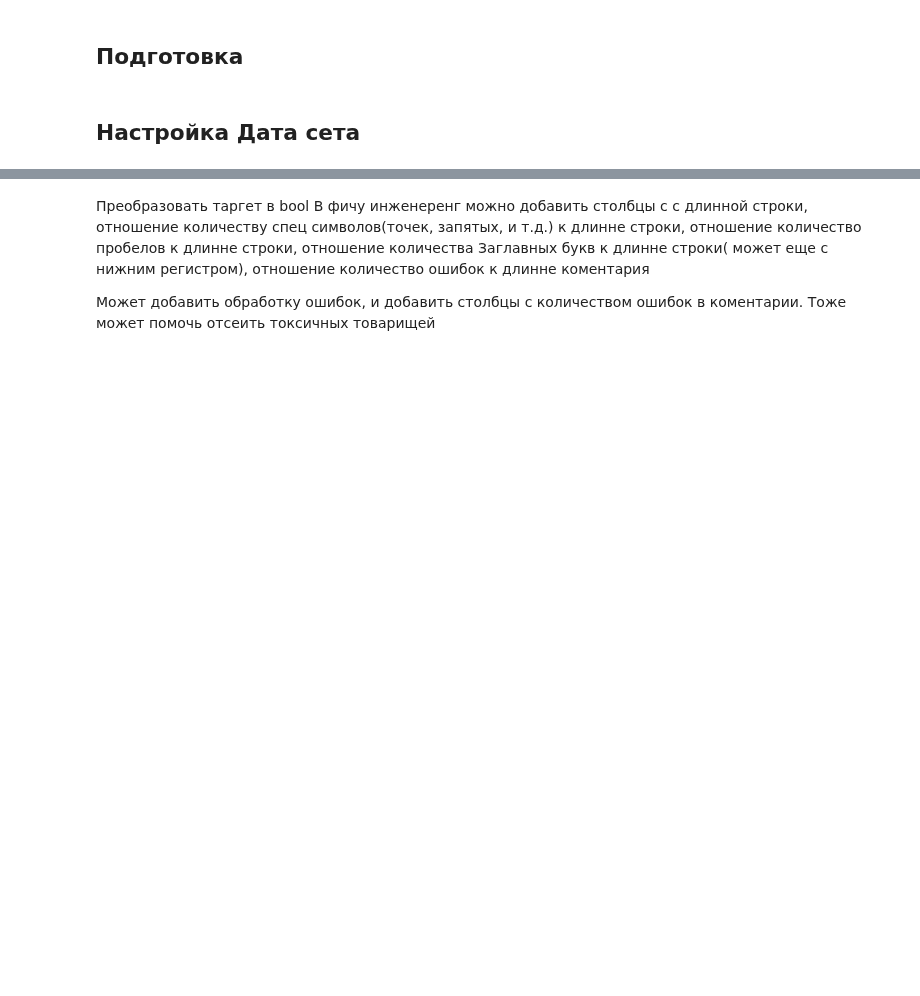
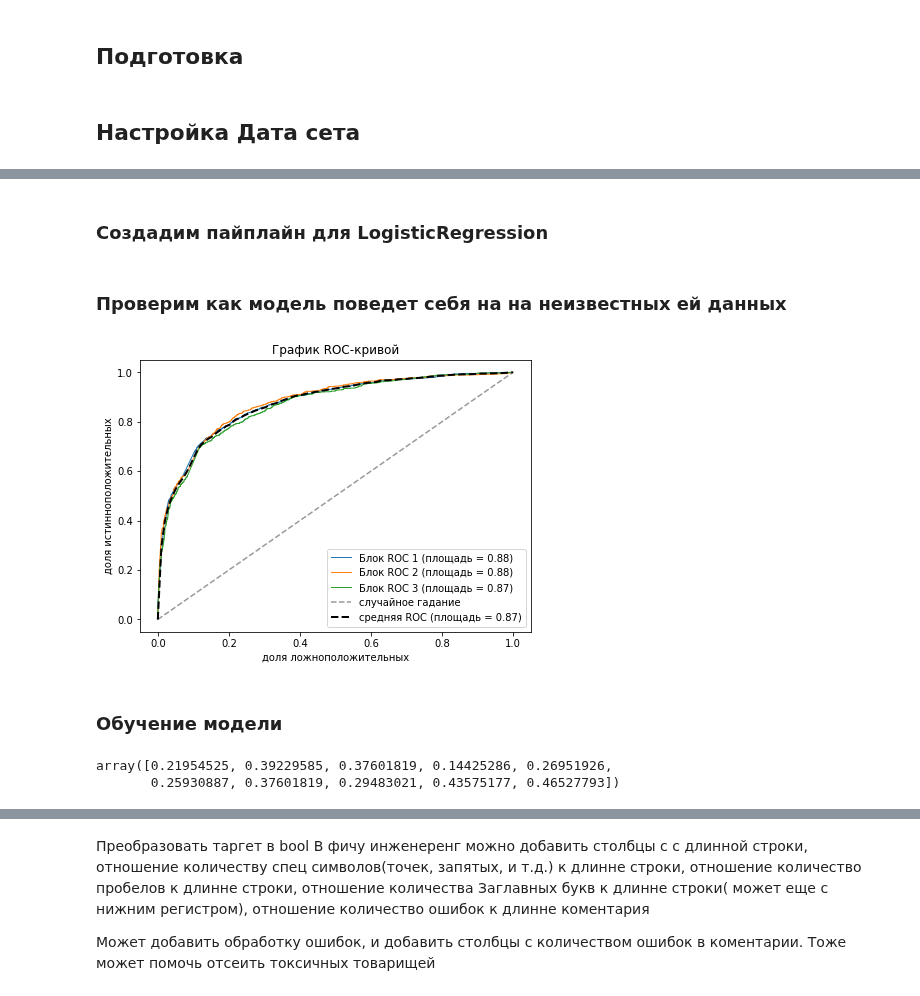
Before and after one commit to PapaCarloSap/AiLessonHomework, a Jupyter notebook: ML_in_business/CourseProject/toxic_comment/project.ipynb, the cells around one changed output, grey strips where cells are left out. Saved outputs shown, nothing was run; the diff lists cells and outputs as text; code cells hidden in the pictures; blank space fills up the shorter version.

```diff
--- a/ML_in_business/CourseProject/toxic_comment/project.ipynb
+++ b/ML_in_business/CourseProject/toxic_comment/project.ipynb
@@ -45,0 +64,6 @@ df[TARGET].value_counts(normalize=True)
+# %%
+# делим данные
+from sklearn.model_selection import train_test_split
+X_train, X_test, y_train, y_test = train_test_split(df.drop(TARGET, 1), df[TARGET], test_size=0.3,  random_state=1)
+y_train.value_counts(normalize=True)
+y_test.value_counts(normalize=True)
@@ -54,5 +86,6 @@ from sklearn.naive_bayes import MultinomialNB
+# %% [markdown]
+### Создадим пайплайн для LogisticRegression
 # %%
-# Создадим пайплайн для LogisticRegression
 from sklearn.linear_model import LogisticRegression
 
 model_name = 'LogisticRegression'
@@ -78,8 +111,24 @@ preprocessor = ColumnTransformer(
     , remainder='drop'
     )
 
-clf = Pipeline(steps=[
+pipe_clf = Pipeline(steps=[
         ('preprocessor', preprocessor)
     ,   ('regressor',  LogisticRegression(C=0.1, solver='sag'))
-    #,   ('regressor',  MultinomialNB())
     ])
+# %% [markdown]
+### Проверим как модель поведет себя на  на неизвестных ей данных
+# %%
+from ML_in_business.CourseProject.toxic_comment.helper_evaluating_model import show_roc_auc
+show_roc_auc(X_train, y_train, pipe_clf)
+# %% [output]
+[figure, added]
+# %% [markdown]
+### Обучение модели
+# %%
+pipe_clf.fit(X=X_train, y=y_train)
+preds = pipe_clf.predict_proba(X_test)[:, 1]
+metric_manager.apply(model_name, y_test, preds)
+preds[:10]
+# %% [output]
+array([0.21954525, 0.39229585, 0.37601819, 0.14425286, 0.26951926,
+       0.25930887, 0.37601819, 0.29483021, 0.43575177, 0.46527793])
```
Also changed, not shown: parts of 19 cells of this notebook, 1 other file.
